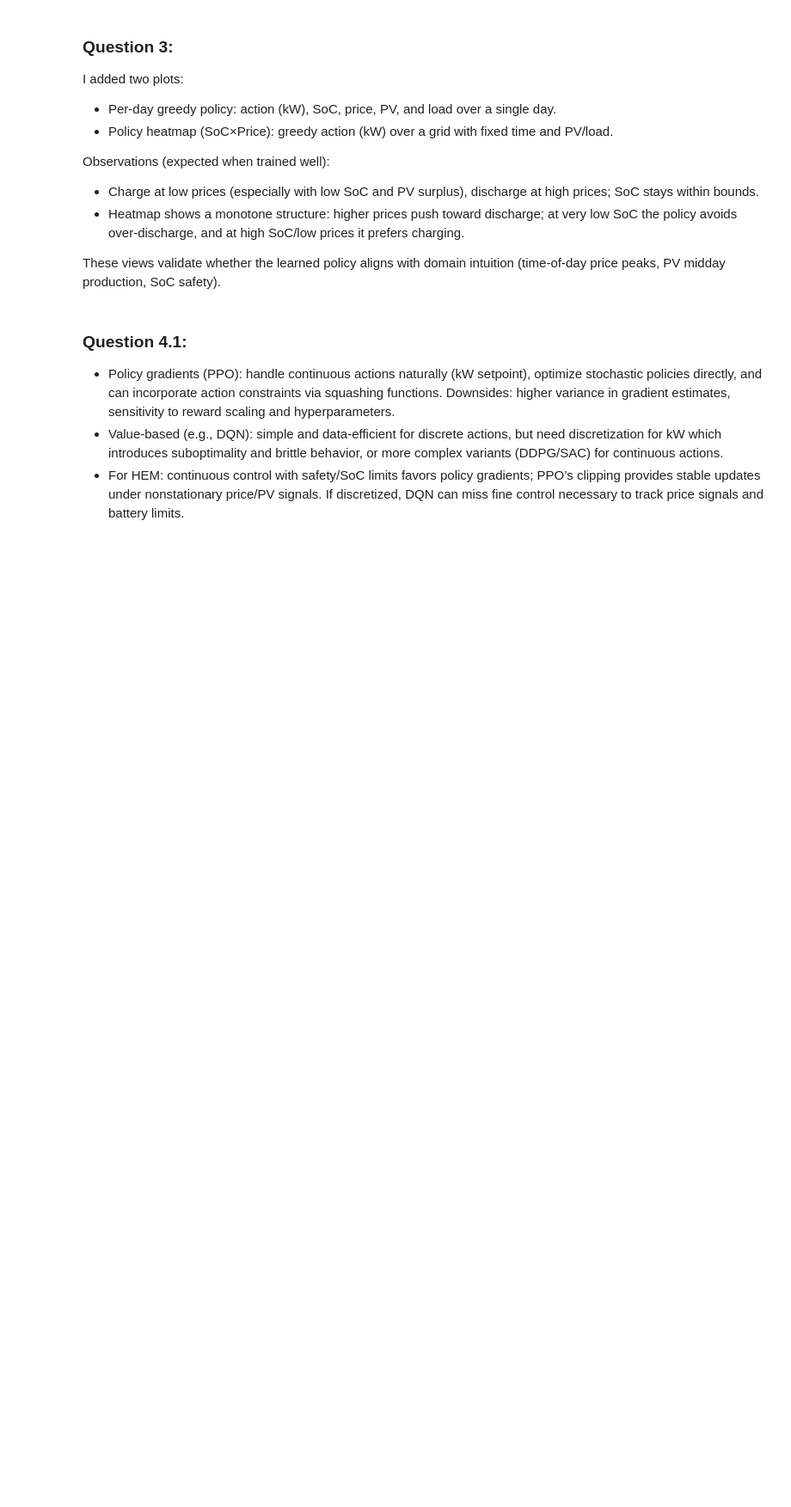
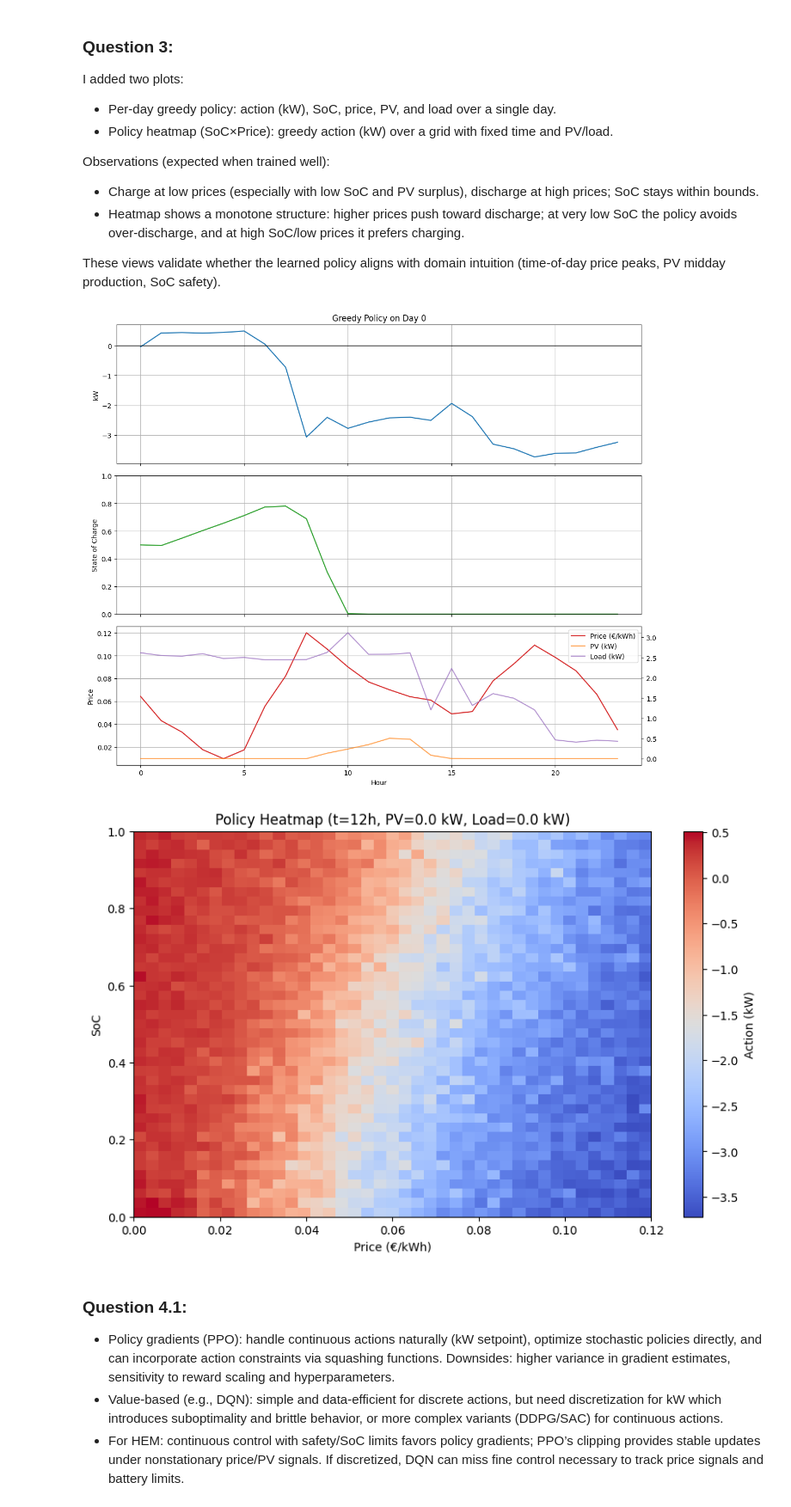
Before and after one commit to AlexanderVanOyen/RL, a Jupyter notebook: assignment2/azergoat_notebook.ipynb, the cells around one changed output. Shown at 86% size. Drawn from its saved outputs; the diff is of its cells as text; code cells hidden in the pictures; blank space fills up the shorter version.

```diff
--- a/assignment2/azergoat_notebook.ipynb
+++ b/assignment2/azergoat_notebook.ipynb
@@ -671,35 +673,38 @@ def plot_policy_for_day(day_index: int):
     axs[2].legend(lines1 + lines2, labels1 + labels2, loc='upper right')
 
     plt.tight_layout()
     plt.show()
 
 
 def plot_policy_heatmap_soc_price(t_hour: int = 12, pv_kw: float = 0.0, load_kw: float = 0.0,
                                   soc_points: int = 41, price_points: int = 41):
     """Heatmap of action (kW) over SoC × Price grid, with fixed time and PV/Load."""
     soc_grid = np.linspace(0.0, 1.0, soc_points)
     price_grid = np.linspace(0.0, env.max_price, price_points)
 
     action_grid = np.zeros((soc_points, price_points))
     for i, soc in enumerate(soc_grid):
         for j, price in enumerate(price_grid):
             state = [t_hour, float(soc), float(price), float(pv_kw), float(load_kw)]
             action_norm, _ = ppo_agent.sample_action(state, explore=False)
             action_grid[i, j] = env.descale_action(action_norm.item())
 
     plt.figure(figsize=(10, 6))
     im = plt.imshow(action_grid, origin='lower', aspect='auto',
                     extent=[price_grid[0], price_grid[-1], soc_grid[0], soc_grid[-1]],
                     cmap='coolwarm')
     plt.colorbar(im, label='Action (kW)')
     plt.xlabel('Price (€/kWh)')
     plt.ylabel('SoC')
     plt.title(f'Policy Heatmap (t={t_hour}h, PV={pv_kw} kW, Load={load_kw} kW)')
     plt.show()
 
 # Example usage (uncomment to run after training):
-# plot_policy_for_day(day_index=train_set_indexes[0])
-# plot_policy_heatmap_soc_price(t_hour=12, pv_kw=0.0, load_kw=0.0)
+plot_policy_for_day(day_index=train_set_indexes[0])
+plot_policy_heatmap_soc_price(t_hour=12, pv_kw=0.0, load_kw=0.0)
+# %% [output]
+[figure, added]
+[figure, added]
 # %% [markdown]
 ### **Question 4.1:**
 - Policy gradients (PPO): handle continuous actions naturally (kW setpoint), optimize stochastic policies directly, and can incorporate action constraints via squashing functions. Downsides: higher variance in gradient estimates, sensitivity to reward scaling and hyperparameters.
```
Also changed, not shown: parts of 3 cells of this notebook.
